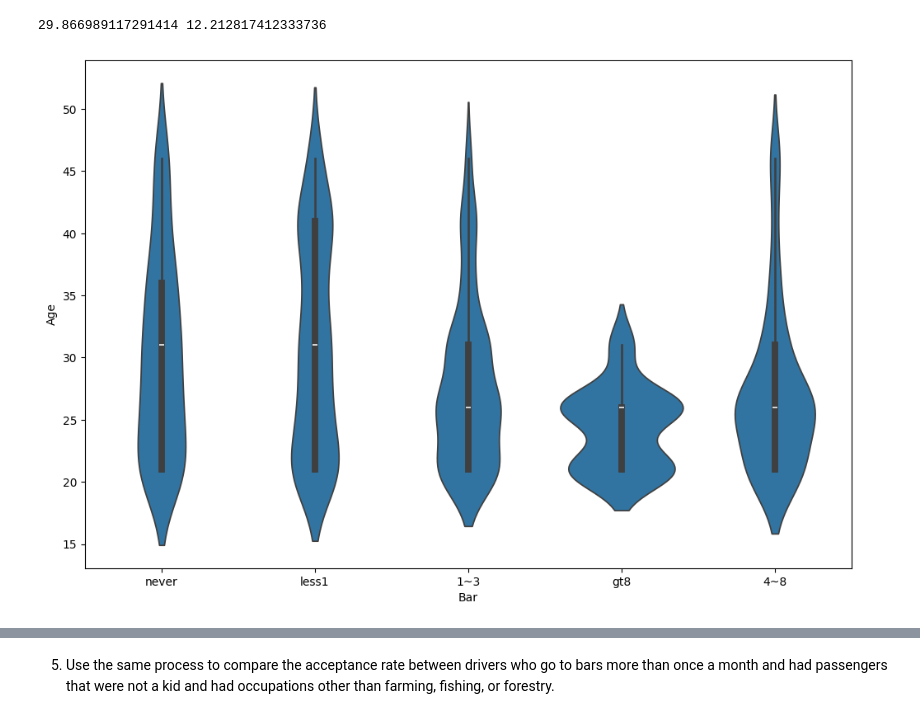
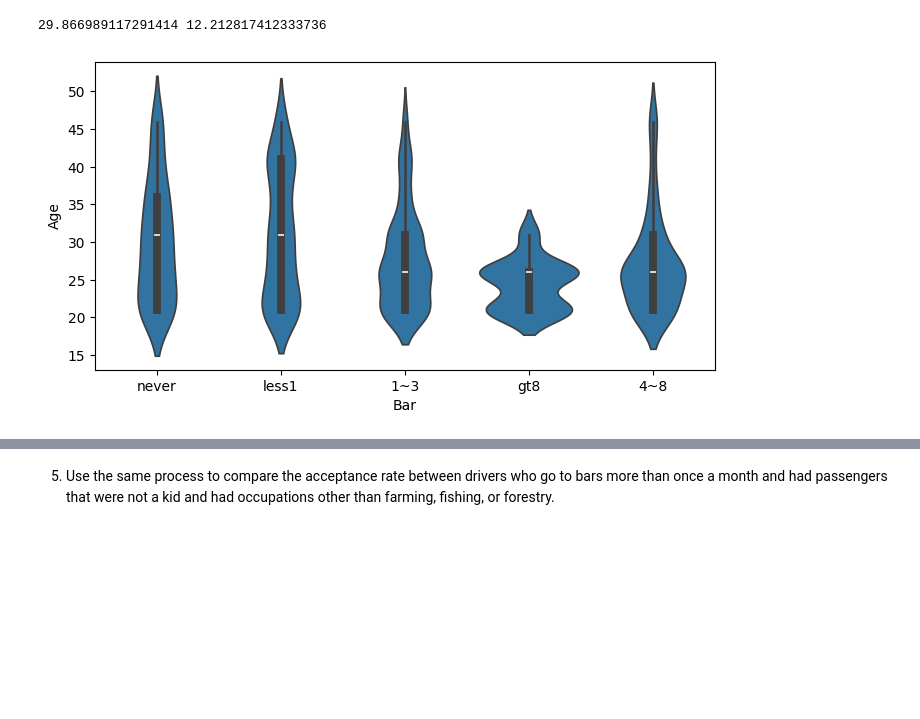
Before and after one commit to Soha1950/ds_as5, a Jupyter notebook: prompt.ipynb, the cells around one changed output, grey strips where cells are left out. Cells and saved outputs as stored; diff of their text form; code cells hidden in the pictures; blank space fills up the shorter version.

```diff
--- a/prompt.ipynb
+++ b/prompt.ipynb
@@ -298,12 +300,12 @@ print(gt25, less_25)
 # %% [output]
 29.866989117291414 12.212817412333736
 # %%
-plt.figure(figsize=(12, 8))
+plt.figure(figsize=(8, 4))
 sns.violinplot(x='Bar', y='age', data=ydf)
 plt.xlabel('Bar')
 plt.ylabel('Age')
 
 plt.show()
 # %% [output]
-[figure, old version]
+[figure, new version]
 # %%
```
Also changed, not shown: parts of 8 cells of this notebook, 1 other file.
